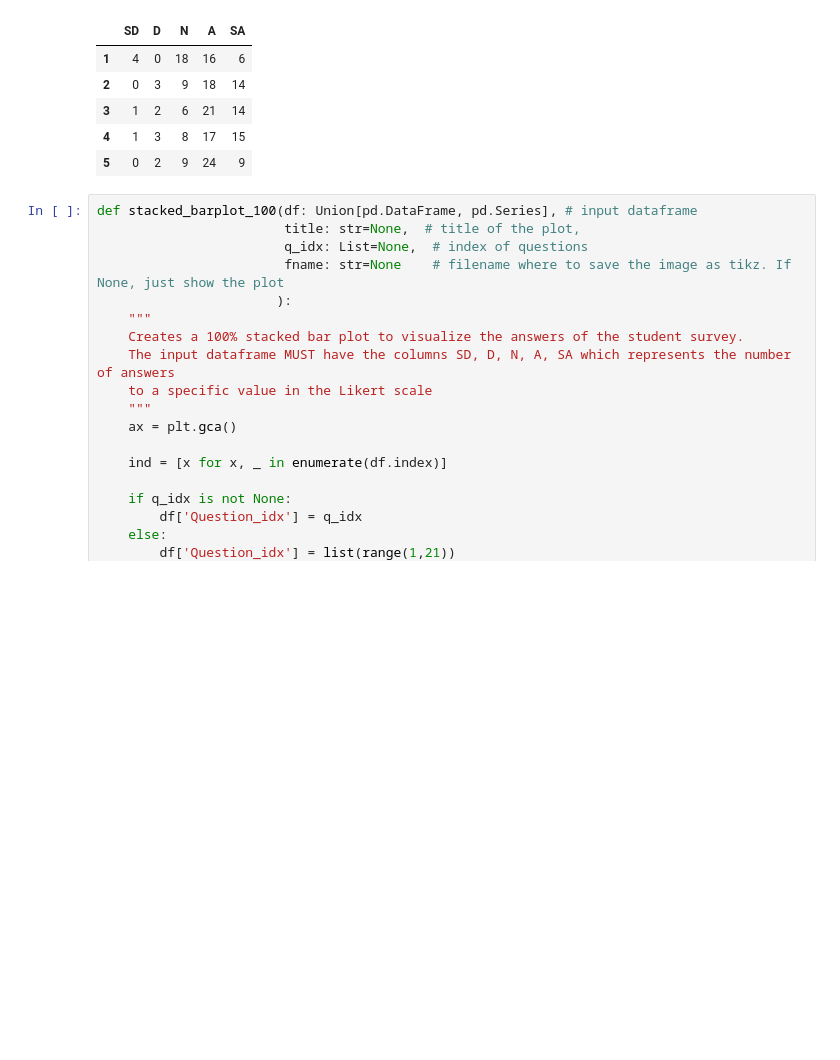
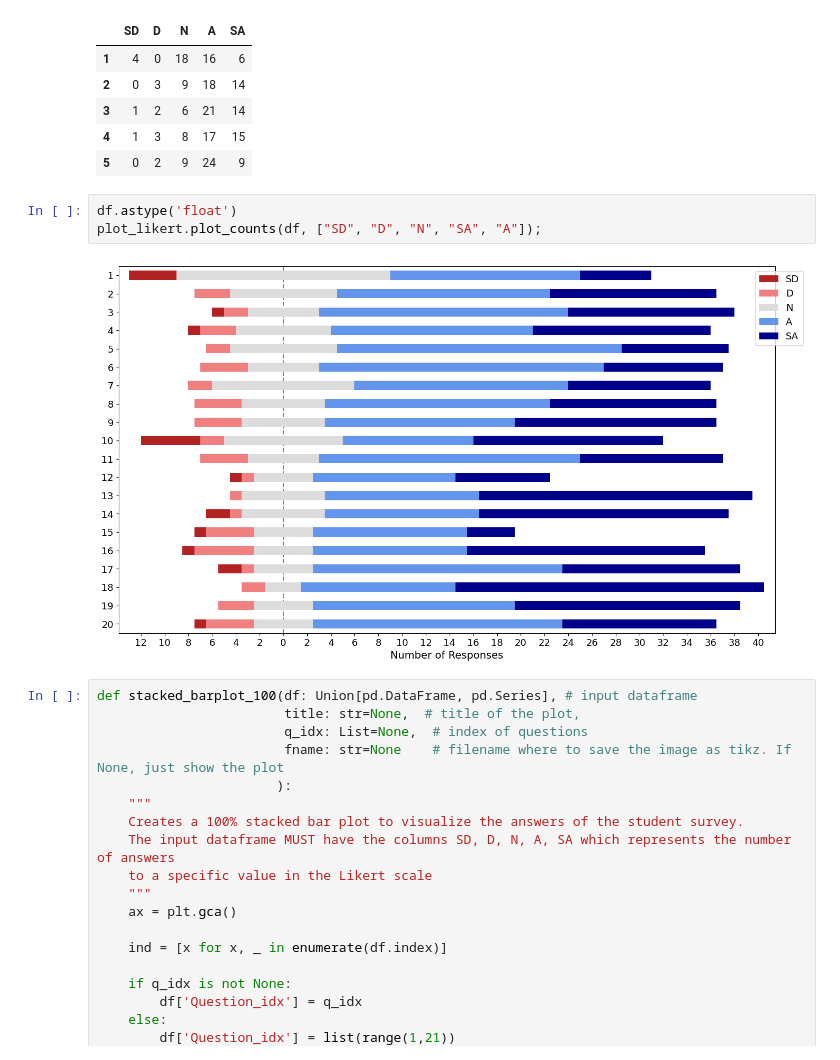
Before and after one commit to Stocastico/Evaluation_paper, a Jupyter notebook: data_analysis/Data_analysis_all.ipynb, the cells around one changed output. Drawn from its saved outputs; the diff is of its cells as text; blank space fills up the shorter version.

Commit message:
Modify pics, better likert in notebook

```diff
--- a/data_analysis/Data_analysis_all.ipynb
+++ b/data_analysis/Data_analysis_all.ipynb
@@ -130,6 +130,11 @@ df.head()
 | 3 | 1 | 2 | 6 | 21 | 14 |
 | 4 | 1 | 3 | 8 | 17 | 15 |
 | 5 | 0 | 2 | 9 | 24 | 9 |
+# %%
+df.astype('float')
+plot_likert.plot_counts(df, ["SD", "D", "N", "SA", "A"]);
+# %% [output]
+[figure, added]
 # %%
 def stacked_barplot_100(df: Union[pd.DataFrame, pd.Series], # input dataframe
                         title: str=None,  # title of the plot,
```
Also changed, not shown: parts of 4 cells of this notebook, 4 other files.
